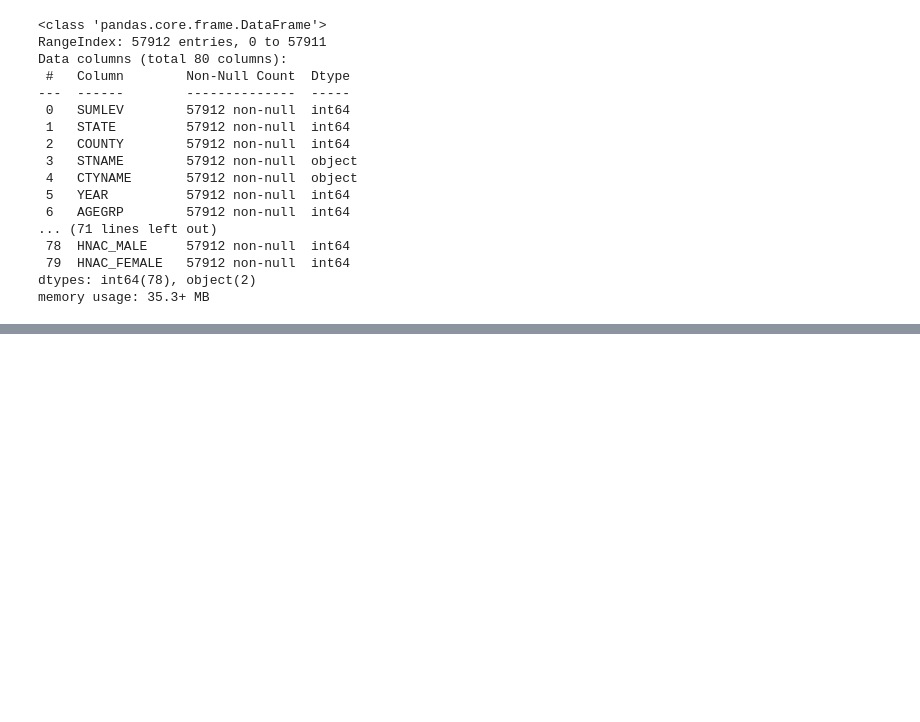
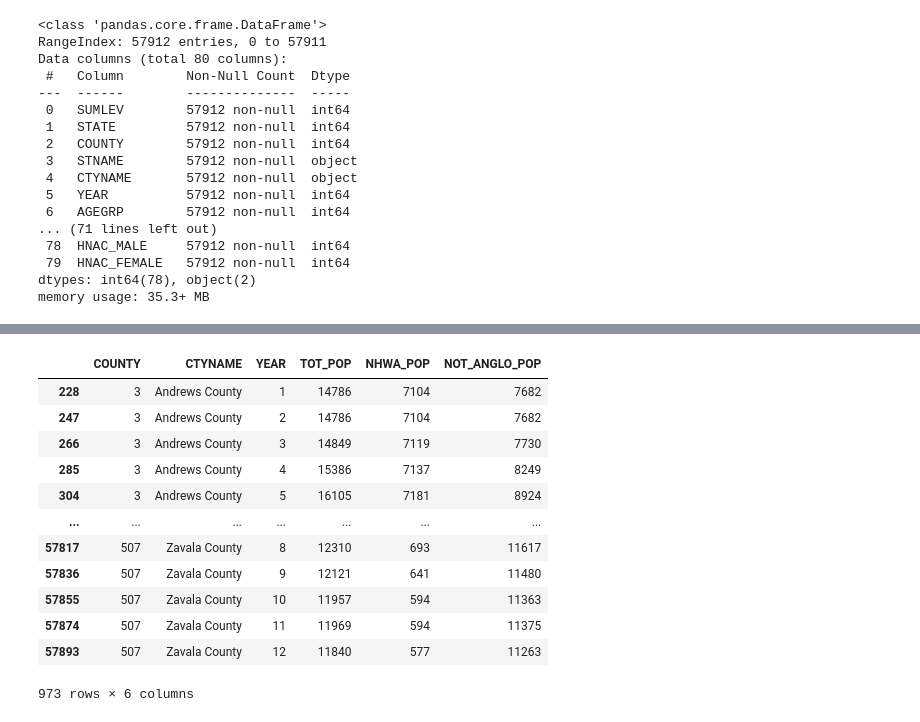
Before and after one commit to tipearso/Voting, a Jupyter notebook: Capstone/notebooks/Tim_capstone.ipynb, the cells around one changed output, grey strips where cells are left out. Cells and saved outputs as stored; diff of their text form; code cells hidden in the pictures; blank space fills up the shorter version.

```diff
--- a/Capstone/notebooks/Tim_capstone.ipynb
+++ b/Capstone/notebooks/Tim_capstone.ipynb
@@ -510,0 +332,6 @@ tx_race.tail()
+# %%
+tx_race_cnty1 = tx_race[tx_race.NHWA_POP < tx_race.NOT_ANGLO_POP]
+tx_race_cnty2 = tx_race[tx_race.NHWA_POP > tx_race.NOT_ANGLO_POP]
+# %%
+tx_race_cnty_not_anglo = tx_race_cnty1[['COUNTY', 'CTYNAME', 'YEAR', 'TOT_POP', 'NHWA_POP','NOT_ANGLO_POP']]
+tx_race_cnty_anglo = tx_race_cnty2[['COUNTY', 'CTYNAME', 'YEAR', 'TOT_POP', 'NHWA_POP','NOT_ANGLO_POP']]
@@ -510,0 +342,17 @@ tx_race.tail()
+# %%
+# here is my new dataframe representing counties that are majority not Anglo
+tx_race_cnty_not_anglo
+# %% [output]
+|  | COUNTY | CTYNAME | YEAR | TOT_POP | NHWA_POP | NOT_ANGLO_POP |
+| 228 | 3 | Andrews County | 1 | 14786 | 7104 | 7682 |
+| 247 | 3 | Andrews County | 2 | 14786 | 7104 | 7682 |
+| 266 | 3 | Andrews County | 3 | 14849 | 7119 | 7730 |
+| 285 | 3 | Andrews County | 4 | 15386 | 7137 | 8249 |
+| 304 | 3 | Andrews County | 5 | 16105 | 7181 | 8924 |
+| ... | ... | ... | ... | ... | ... | ... |
+| 57817 | 507 | Zavala County | 8 | 12310 | 693 | 11617 |
+| 57836 | 507 | Zavala County | 9 | 12121 | 641 | 11480 |
+| 57855 | 507 | Zavala County | 10 | 11957 | 594 | 11363 |
+| 57874 | 507 | Zavala County | 11 | 11969 | 594 | 11375 |
+| 57893 | 507 | Zavala County | 12 | 11840 | 577 | 11263 |
+973 rows × 6 columns
```
Also changed, not shown: parts of 29 cells of this notebook.
